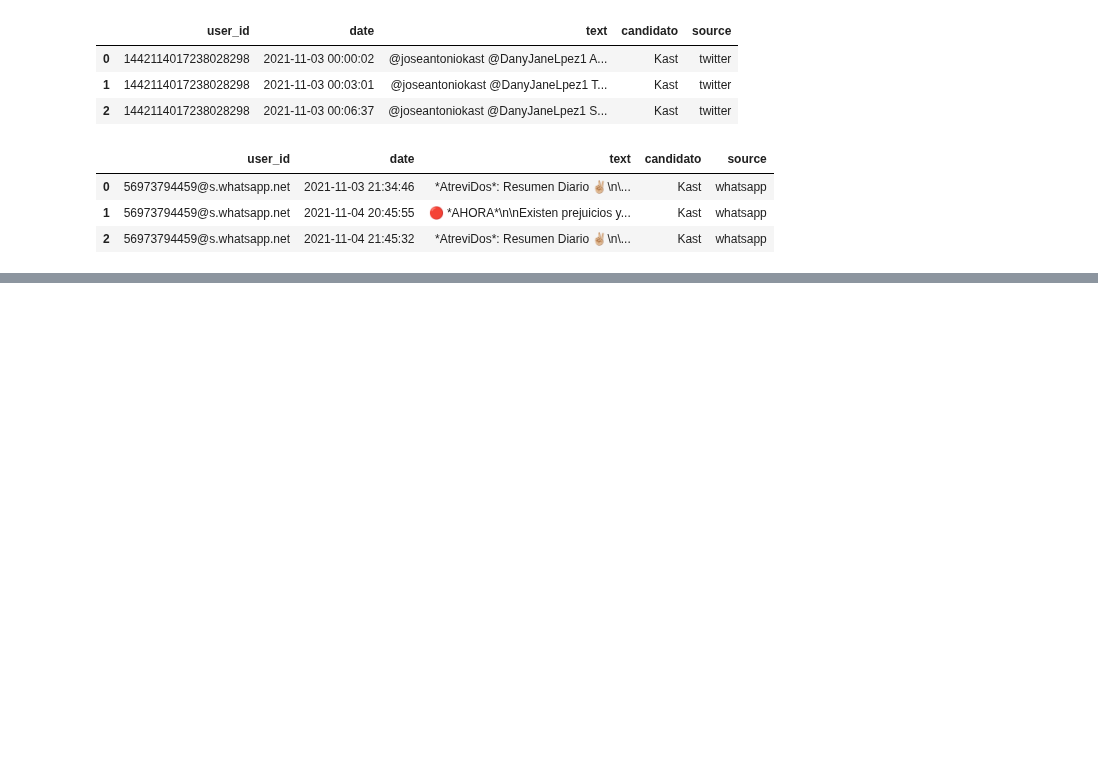
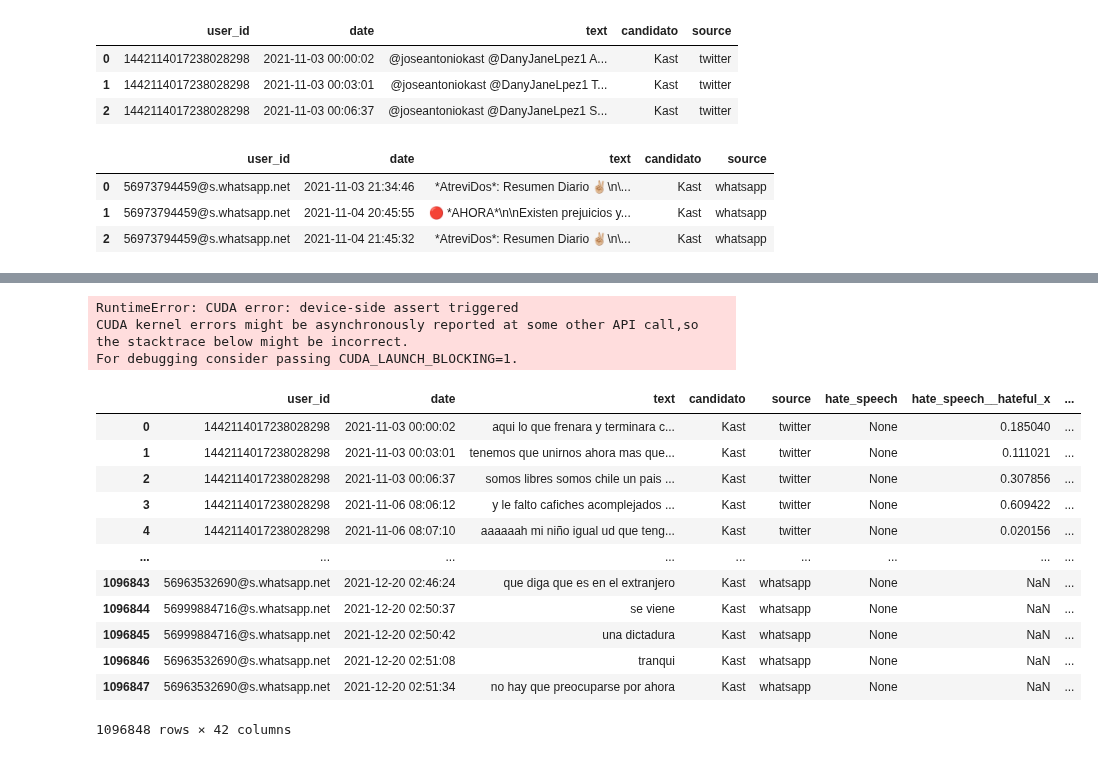
Before and after one commit to jorgeortizfuentes/spanish_nlp, a Jupyter notebook: create_dataset.ipynb, the cells around one changed output, grey strips where cells are left out. Cells and saved outputs as stored; diff of their text form; code cells hidden in the pictures; blank space fills up the shorter version.

```diff
--- a/create_dataset.ipynb
+++ b/create_dataset.ipynb
@@ -76,2 +67,0 @@ Error:
-# %%
-df["sexist_analysis"] = df["text"].swifter.apply(lambda x: sc.predict(x))
@@ -88,0 +124,23 @@ NameError: name 'df' is not defined
+# %%
+import torch
+torch.cuda.empty_cache()
+# %% [output]
+RuntimeError: CUDA error: device-side assert triggered
+CUDA kernel errors might be asynchronously reported at some other API call,so the stacktrace below might be incorrect.
+For debugging consider passing CUDA_LAUNCH_BLOCKING=1.
+# %%
+df
+# %% [output]
+|  | user_id | date | text | candidato | source | hate_speech | hate_speech__hateful_x | ... |
+| 0 | 1442114017238028298 | 2021-11-03 00:00:02 | aqui lo que frenara y terminara c... | Kast | twitter | None | 0.185040 | ... |
+| 1 | 1442114017238028298 | 2021-11-03 00:03:01 | tenemos que unirnos ahora mas que... | Kast | twitter | None | 0.111021 | ... |
+| 2 | 1442114017238028298 | 2021-11-03 00:06:37 | somos libres somos chile un pais ... | Kast | twitter | None | 0.307856 | ... |
+| 3 | 1442114017238028298 | 2021-11-06 08:06:12 | y le falto cafiches acomplejados ... | Kast | twitter | None | 0.609422 | ... |
+| 4 | 1442114017238028298 | 2021-11-06 08:07:10 | aaaaaah mi niño igual ud que teng... | Kast | twitter | None | 0.020156 | ... |
+| ... | ... | ... | ... | ... | ... | ... | ... | ... |
+| 1096843 | 56963532690@s.whatsapp.net | 2021-12-20 02:46:24 | que diga que es en el extranjero | Kast | whatsapp | None | NaN | ... |
+| 1096844 | 56999884716@s.whatsapp.net | 2021-12-20 02:50:37 | se viene | Kast | whatsapp | None | NaN | ... |
+| 1096845 | 56999884716@s.whatsapp.net | 2021-12-20 02:50:42 | una dictadura | Kast | whatsapp | None | NaN | ... |
+| 1096846 | 56963532690@s.whatsapp.net | 2021-12-20 02:51:08 | tranqui | Kast | whatsapp | None | NaN | ... |
+| 1096847 | 56963532690@s.whatsapp.net | 2021-12-20 02:51:34 | no hay que preocuparse por ahora | Kast | whatsapp | None | NaN | ... |
+1096848 rows × 42 columns
```
Also changed, not shown: parts of 4 cells of this notebook, 6 other files.
